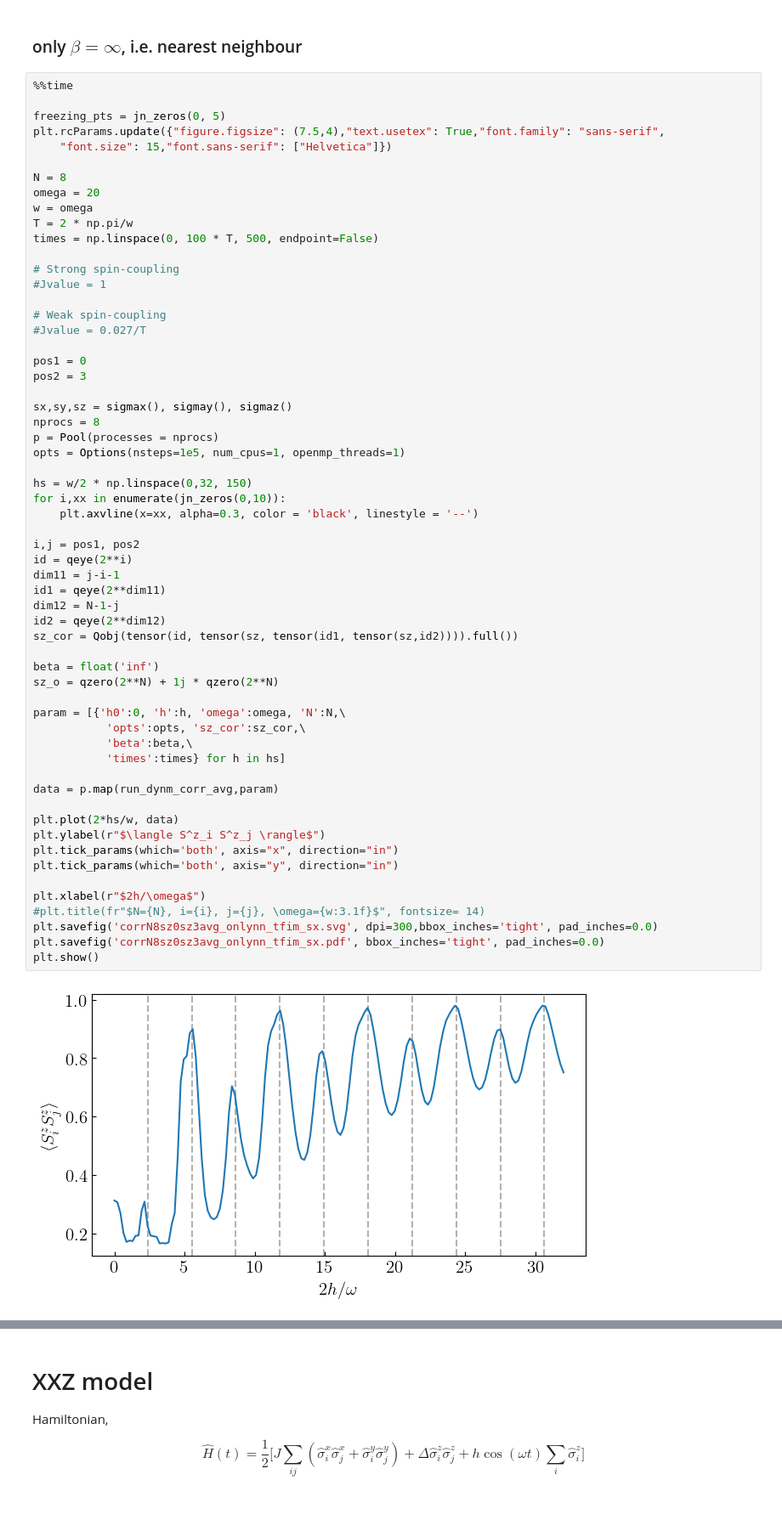
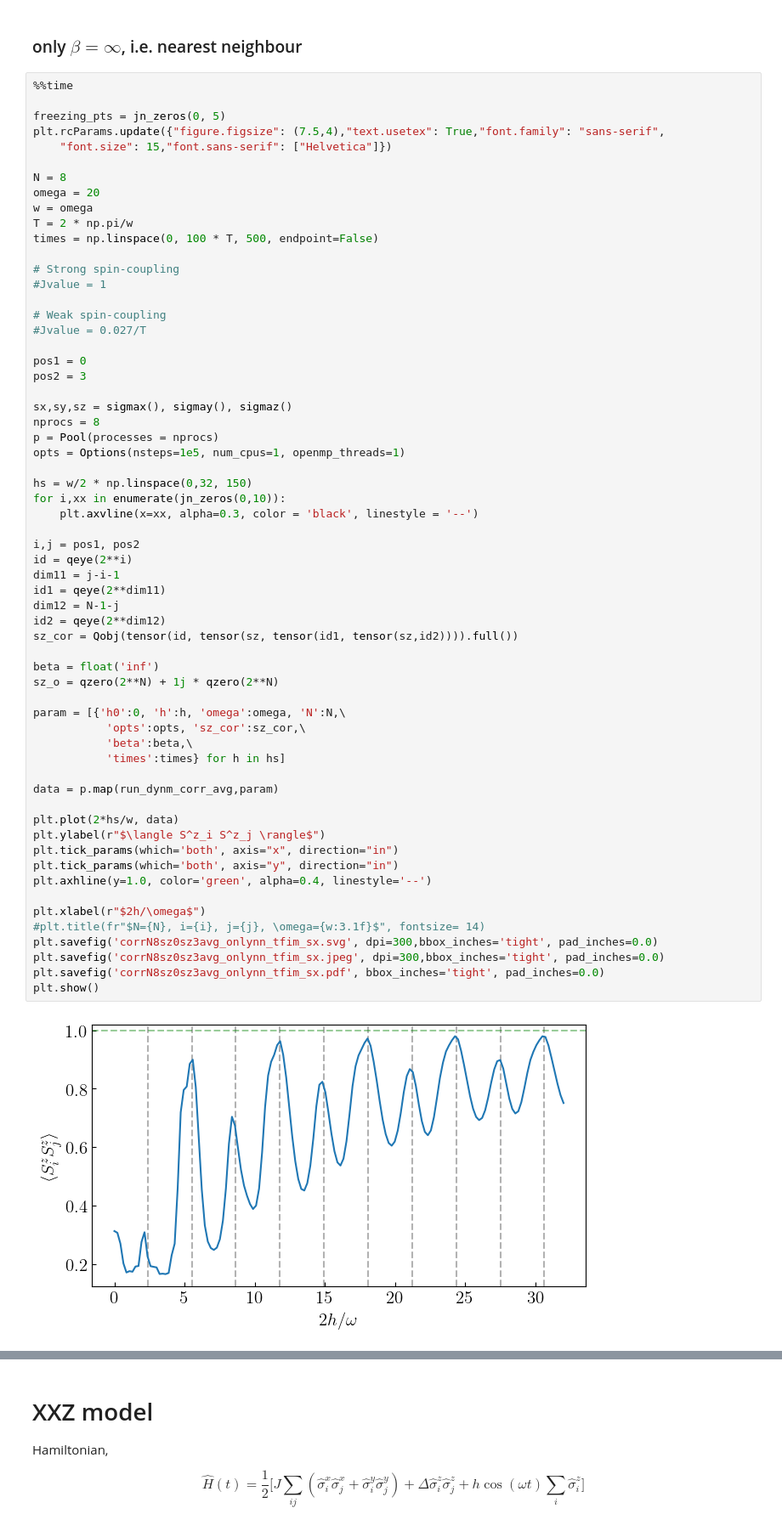
Before and after one commit to rahmahi/Chimera_Time_Crystal, a Jupyter notebook: chimera_codes_for_referee_etc/pbc_ising_tfimsx_xxz.ipynb, the cells around one changed output, grey strips where cells are left out. Shown: that part at 85% size. Saved outputs shown, nothing was run; the diff lists cells and outputs as text.

```diff
--- a/chimera_codes_for_referee_etc/pbc_ising_tfimsx_xxz.ipynb
+++ b/chimera_codes_for_referee_etc/pbc_ising_tfimsx_xxz.ipynb
@@ -590,31 +590,33 @@ for i,xx in enumerate(jn_zeros(0,10)):
 
 i,j = pos1, pos2
 id = qeye(2**i)
 dim11 = j-i-1
 id1 = qeye(2**dim11)
 dim12 = N-1-j
 id2 = qeye(2**dim12)
 sz_cor = Qobj(tensor(id, tensor(sz, tensor(id1, tensor(sz,id2)))).full())
 
 beta = float('inf')
 sz_o = qzero(2**N) + 1j * qzero(2**N)
 
 param = [{'h0':0, 'h':h, 'omega':omega, 'N':N,\
            'opts':opts, 'sz_cor':sz_cor,\
            'beta':beta,\
            'times':times} for h in hs]
 
 data = p.map(run_dynm_corr_avg,param)
 
 plt.plot(2*hs/w, data)
 plt.ylabel(r"$\langle S^z_i S^z_j \rangle$")
 plt.tick_params(which='both', axis="x", direction="in")
 plt.tick_params(which='both', axis="y", direction="in")
+plt.axhline(y=1.0, color='green', alpha=0.4, linestyle='--')
 
 plt.xlabel(r"$2h/\omega$")
 #plt.title(fr"$N={N}, i={i}, j={j}, \omega={w:3.1f}$", fontsize= 14)
 plt.savefig('corrN8sz0sz3avg_onlynn_tfim_sx.svg', dpi=300,bbox_inches='tight', pad_inches=0.0)
+plt.savefig('corrN8sz0sz3avg_onlynn_tfim_sx.jpeg', dpi=300,bbox_inches='tight', pad_inches=0.0)
 plt.savefig('corrN8sz0sz3avg_onlynn_tfim_sx.pdf', bbox_inches='tight', pad_inches=0.0)
 plt.show()
 # %% [output]
-[figure, old version]
+[figure, new version]
```
Also changed, not shown: parts of 3 cells of this notebook, 3 other files.
